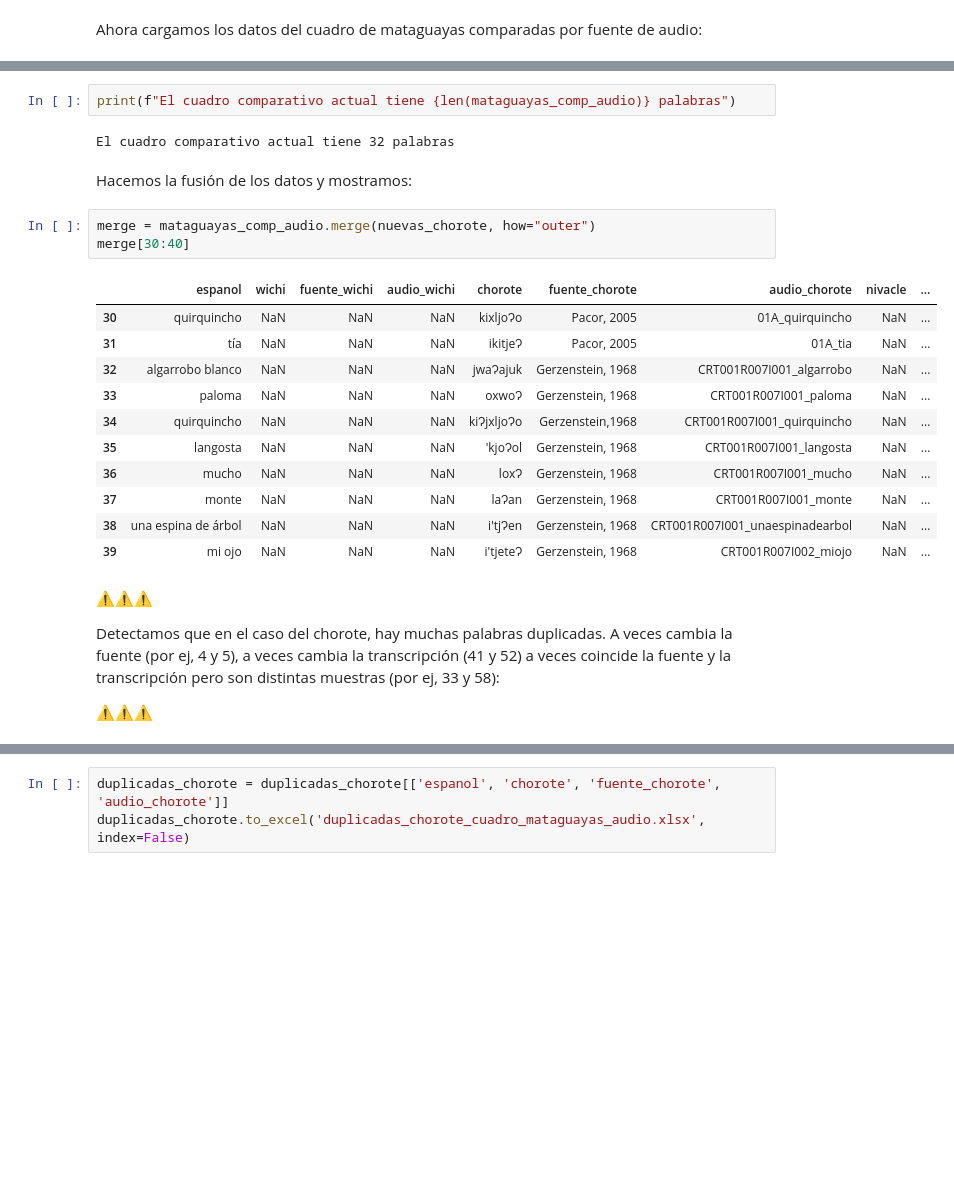
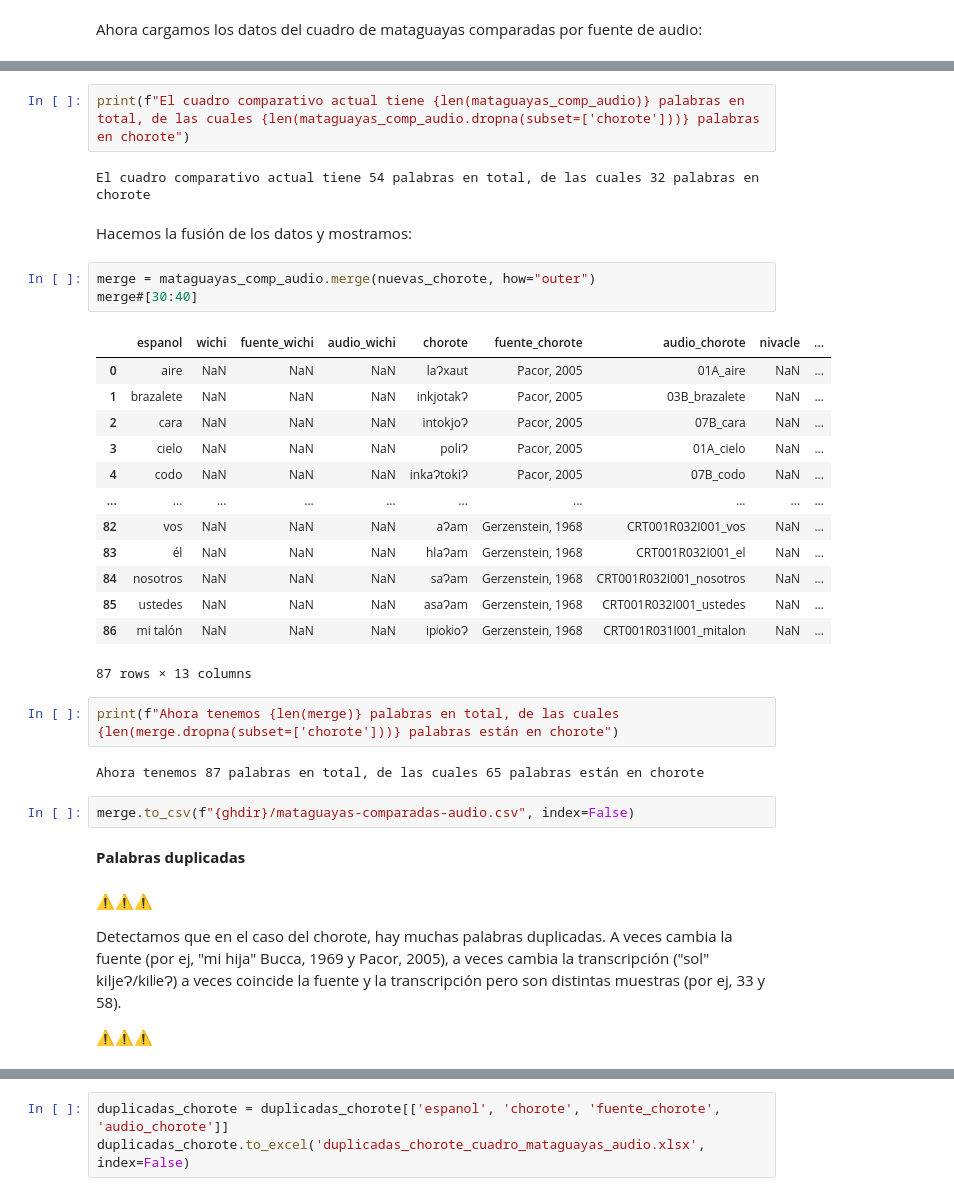
Before and after one commit to nidiah/PICT-2020, a Jupyter notebook: resultados-gh-2023-ago.ipynb, the cells around one changed output, grey strips where cells are left out. Saved outputs shown, nothing was run; the diff lists cells and outputs as text; blank space fills up the shorter version.

Commit message:
agregar palabras nivacle

```diff
--- a/resultados-gh-2023-ago.ipynb
+++ b/resultados-gh-2023-ago.ipynb
@@ -376,27 +376,37 @@ mataguayas_comp_audio
 # %%
-print(f"El cuadro comparativo actual tiene {len(mataguayas_comp_audio)} palabras")
+print(f"El cuadro comparativo actual tiene {len(mataguayas_comp_audio)} palabras en total, de las cuales {len(mataguayas_comp_audio.dropna(subset=['chorote']))} palabras en chorote")
 # %% [output]
-El cuadro comparativo actual tiene 32 palabras
+El cuadro comparativo actual tiene 54 palabras en total, de las cuales 32 palabras en chorote
 # %% [markdown]
 Hacemos la fusión de los datos y mostramos:
 # %%
 merge = mataguayas_comp_audio.merge(nuevas_chorote, how="outer")
-merge[30:40]
+merge#[30:40]
 # %% [output]
 |  | espanol | wichi | fuente_wichi | audio_wichi | chorote | fuente_chorote | audio_chorote | nivacle | ... |
-| 30 | quirquincho | NaN | NaN | NaN | kixljoɁo | Pacor, 2005 | 01A_quirquincho | NaN | ... |
-| 31 | tía | NaN | NaN | NaN | ikitjeɁ | Pacor, 2005 | 01A_tia | NaN | ... |
-| 32 | algarrobo blanco | NaN | NaN | NaN | jwaɁajuk | Gerzenstein, 1968 | CRT001R007I001_algarrobo | NaN | ... |
-| 33 | paloma | NaN | NaN | NaN | oxwoɁ | Gerzenstein, 1968 | CRT001R007I001_paloma | NaN | ... |
-| 34 | quirquincho | NaN | NaN | NaN | kiɁjxljoɁo | Gerzenstein,1968 | CRT001R007I001_quirquincho | NaN | ... |
-| 35 | langosta | NaN | NaN | NaN | 'kjoɁol | Gerzenstein, 1968 | CRT001R007I001_langosta | NaN | ... |
-| 36 | mucho | NaN | NaN | NaN | loxɁ | Gerzenstein, 1968 | CRT001R007I001_mucho | NaN | ... |
-| 37 | monte | NaN | NaN | NaN | laɁan | Gerzenstein, 1968 | CRT001R007I001_monte | NaN | ... |
-| 38 | una espina de árbol | NaN | NaN | NaN | i'tjɁen | Gerzenstein, 1968 | CRT001R007I001_unaespinadearbol | NaN | ... |
-| 39 | mi ojo | NaN | NaN | NaN | i'tjeteɁ | Gerzenstein, 1968 | CRT001R007I002_miojo | NaN | ... |
+| 0 | aire | NaN | NaN | NaN | laɁxaut | Pacor, 2005 | 01A_aire | NaN | ... |
+| 1 | brazalete | NaN | NaN | NaN | inkjotakɁ | Pacor, 2005 | 03B_brazalete | NaN | ... |
+| 2 | cara | NaN | NaN | NaN | intokjoɁ | Pacor, 2005 | 07B_cara | NaN | ... |
+| 3 | cielo | NaN | NaN | NaN | poliɁ | Pacor, 2005 | 01A_cielo | NaN | ... |
+| 4 | codo | NaN | NaN | NaN | inkaɁtokiɁ | Pacor, 2005 | 07B_codo | NaN | ... |
+| ... | ... | ... | ... | ... | ... | ... | ... | ... | ... |
+| 82 | vos | NaN | NaN | NaN | aɁam | Gerzenstein, 1968 | CRT001R032I001_vos | NaN | ... |
+| 83 | él | NaN | NaN | NaN | hlaɁam | Gerzenstein, 1968 | CRT001R032I001_el | NaN | ... |
+| 84 | nosotros | NaN | NaN | NaN | saɁam | Gerzenstein, 1968 | CRT001R032I001_nosotros | NaN | ... |
+| 85 | ustedes | NaN | NaN | NaN | asaɁam | Gerzenstein, 1968 | CRT001R032I001_ustedes | NaN | ... |
+| 86 | mi talón | NaN | NaN | NaN | ipʲokʲoɁ | Gerzenstein, 1968 | CRT001R031I001_mitalon | NaN | ... |
+87 rows × 13 columns
+# %%
+print(f"Ahora tenemos {len(merge)} palabras en total, de las cuales {len(merge.dropna(subset=['chorote']))} palabras están en chorote")
+# %% [output]
+Ahora tenemos 87 palabras en total, de las cuales 65 palabras están en chorote
+# %%
+merge.to_csv(f"{ghdir}/mataguayas-comparadas-audio.csv", index=False)
+# %% [markdown]
+**Palabras duplicadas**
 # %% [markdown]
 ⚠️⚠️⚠️
 
-Detectamos que en el caso del chorote, hay muchas palabras duplicadas. A veces cambia la fuente (por ej, 4 y 5), a veces cambia la transcripción (41 y 52) a veces coincide la fuente y la transcripción pero son distintas muestras (por ej, 33 y 58):
+Detectamos que en el caso del chorote, hay muchas palabras duplicadas. A veces cambia la fuente (por ej, "mi hija" Bucca, 1969 y Pacor, 2005), a veces cambia la transcripción ("sol" kiljeɁ/kilʲeɁ) a veces coincide la fuente y la transcripción pero son distintas muestras (por ej, 33 y 58).
 
 ⚠️⚠️⚠️
```
Also changed, not shown: parts of 48 cells of this notebook.
